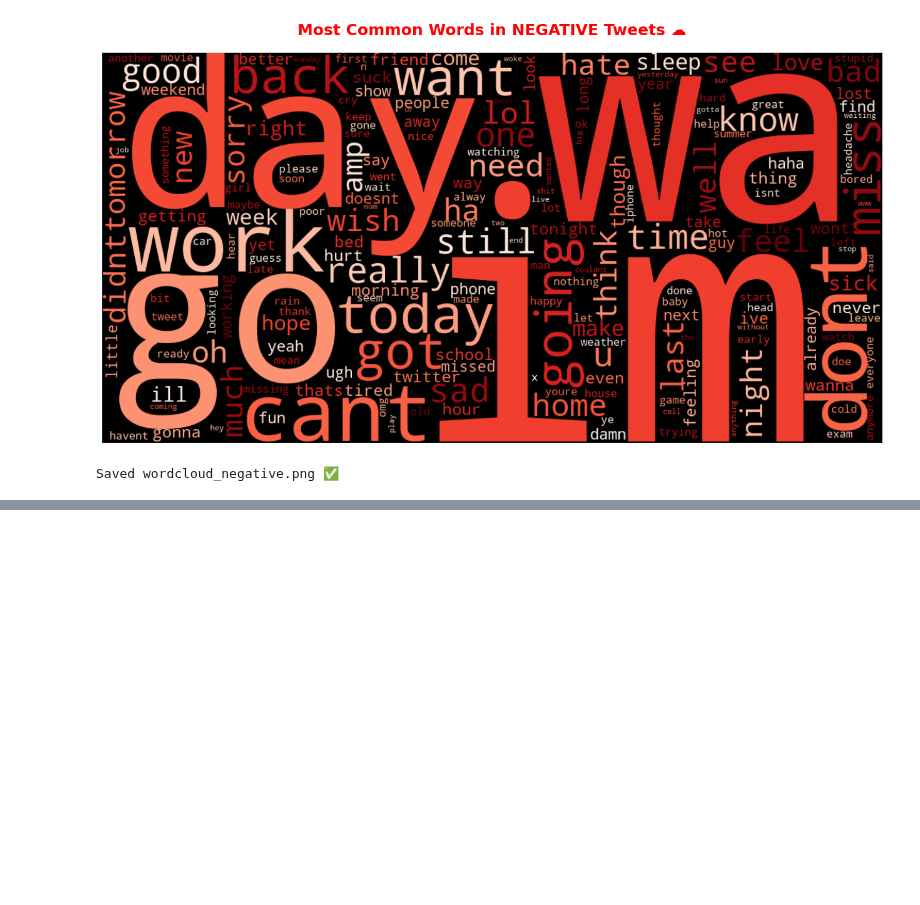
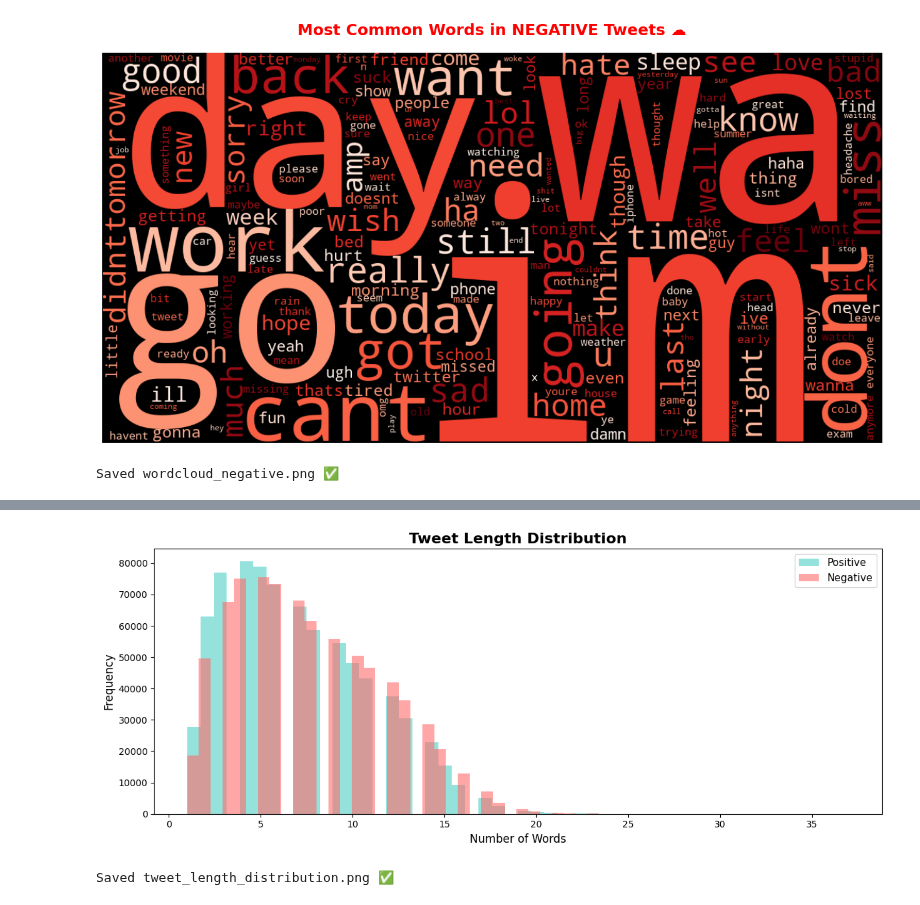
Before and after one commit to PRADHNESH123/BrandPulse-AI, a Jupyter notebook: notebooks/ 02_EDA_Visualization.ipynb, the cells around one changed output, grey strips where cells are left out. Cells and saved outputs as stored; diff of their text form; code cells hidden in the pictures; blank space fills up the shorter version.

```diff
--- a/notebooks/ 02_EDA_Visualization.ipynb
+++ b/notebooks/ 02_EDA_Visualization.ipynb
@@ -98,0 +130,19 @@ Saved wordcloud_negative.png ✅
+# %%
+df['tweet_length'] = df['cleaned_text'].dropna().apply(lambda x: len(x.split()))
+
+plt.figure(figsize=(12, 5))
+plt.hist(df[df['polarity']==1]['tweet_length'].dropna(),
+         bins=50, alpha=0.6, color='#4ECDC4', label='Positive')
+plt.hist(df[df['polarity']==0]['tweet_length'].dropna(),
+         bins=50, alpha=0.6, color='#FF6B6B', label='Negative')
+plt.title('Tweet Length Distribution', fontsize=16, fontweight='bold')
+plt.xlabel('Number of Words', fontsize=12)
+plt.ylabel('Frequency', fontsize=12)
+plt.legend(fontsize=11)
+plt.tight_layout()
+plt.savefig('C:/data/BrandPulse-AI/reports/figures/tweet_length_distribution.png', dpi=150)
+plt.show()
+print("Saved tweet_length_distribution.png ✅")
+# %% [output]
+[figure, added]
+Saved tweet_length_distribution.png ✅
```
Also changed, not shown: parts of 1 cell of this notebook, 4 other files.
